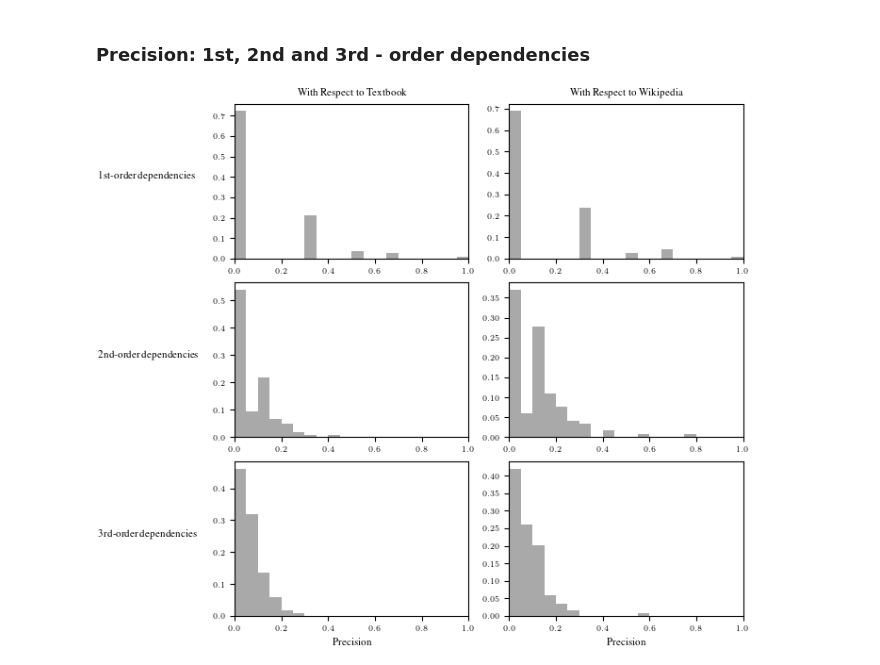
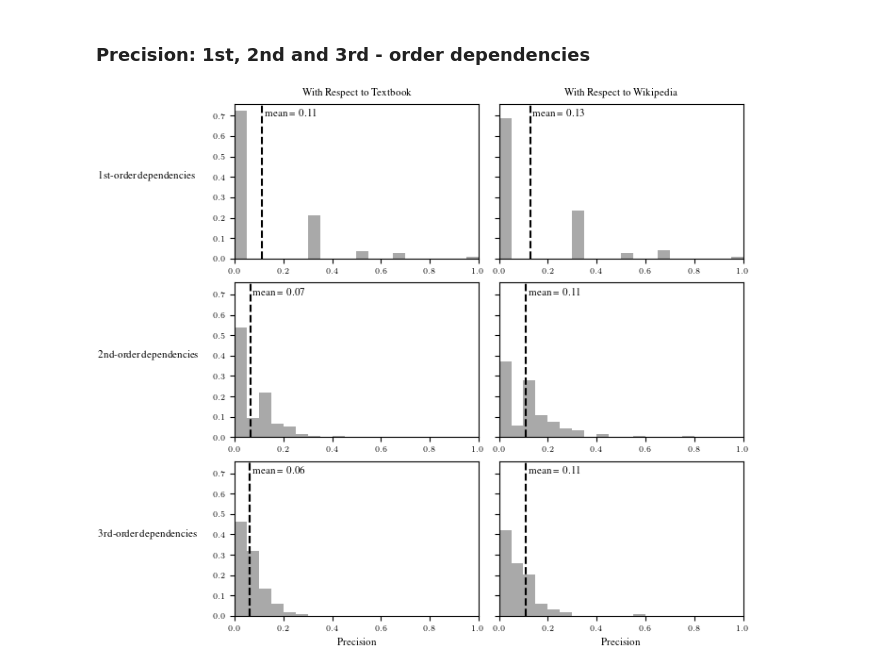
Before and after one commit to mlcolab/learning-dependencies, a Jupyter notebook: exp/22_Metrics.ipynb, the cells around one changed output. Saved outputs shown, nothing was run; the diff lists cells and outputs as text; code cells hidden in the pictures.

```diff
--- a/exp/22_Metrics.ipynb
+++ b/exp/22_Metrics.ipynb
@@ -279,48 +279,67 @@ deps = deps.fillna(0)
 # %%
 deps_filt = deps.loc[filter]
 
-figs, ax = plt.subplots(3, 2, figsize=(7,6))
+figs, ax = plt.subplots(3, 2, figsize=(7,6),sharey=True)
 
 # 1st order
 ax[0,0].set_title("With Respect to Textbook")
 ax[0,0].hist(deps_filt['precision_tb_llm_llm_1'],bins=20, range = (0,1),color="darkgrey",
              weights=np.ones(len(deps_filt['precision_tb_llm_llm_1'])) / len(deps_filt['precision_tb_llm_llm_1']))
+mean=deps_filt['precision_tb_llm_llm_1'].mean()
+ax[0,0].axvline(x=mean, color='black', linestyle='--')
+ax[0,0].text(mean+0.01,0.7,'mean = '+str(round(mean,2)),rotation=0)
 ax[0,0].set_xlim(0, 1)
 ax[0,0].set_ylabel('1st-order dependencies', rotation=0, labelpad=50)
 
 ax[0,1].set_title("With Respect to Wikipedia")
 ax[0,1].hist(deps_filt['precision_llm_wiki_llm_1'],bins=20, range = (0,1), color="darkgrey",
              weights=np.ones(len(deps_filt['precision_llm_wiki_llm_1'])) / len(deps_filt['precision_llm_wiki_llm_1']))
+mean=deps_filt['precision_llm_wiki_llm_1'].mean()
+ax[0,1].axvline(x=mean, color='black', linestyle='--')
+ax[0,1].text(mean+0.01,0.7,'mean = '+str(round(mean,2)),rotation=0)
 ax[0,1].set_xlim(0, 1)
 
 # 2nd order
 
 ax[1,0].hist(deps_filt['precision_tb_llm_llm_2'],bins=20, range = (0,1),color="darkgrey",
              weights=np.ones(len(deps_filt['precision_tb_llm_llm_2'])) / len(deps_filt['precision_tb_llm_llm_2']))
 ax[1,0].set_xlim(0, 1)
+mean=deps_filt['precision_tb_llm_llm_2'].mean()
+ax[1,0].axvline(x=mean, color='black', linestyle='--')
+ax[1,0].text(mean+0.01,0.7,'mean = '+str(round(mean,2)),rotation=0)
 ax[1,0].set_ylabel('2nd-order dependencies', rotation=0, labelpad=50)
 
 ax[1,1].hist(deps_filt['precision_llm_wiki_llm_2'],bins=20, range = (0,1), color="darkgrey",
              weights=np.ones(len(deps_filt['precision_llm_wiki_llm_2'])) / len(deps_filt['precision_llm_wiki_llm_2']))
+mean=deps_filt['precision_llm_wiki_llm_2'].mean()
+ax[1,1].axvline(x=mean, color='black', linestyle='--')
+ax[1,1].text(mean+0.01,0.7,'mean = '+str(round(mean,2)),rotation=0)
 ax[1,1].set_xlim(0, 1)
 
 # 3rd order
 
 ax[2,0].hist(deps_filt['precision_tb_llm_llm_3'],bins=20, range = (0,1),color="darkgrey",
              weights=np.ones(len(deps_filt['precision_tb_llm_llm_3'])) / len(deps_filt['precision_tb_llm_llm_3']))
+ax[2,0].axvline(x=deps_filt['precision_tb_llm_llm_3'].mean(), color='black', linestyle='--')
+mean=deps_filt['precision_tb_llm_llm_3'].mean()
+ax[2,0].axvline(x=mean, color='black', linestyle='--')
+ax[2,0].text(mean+0.01,0.7,'mean = '+str(round(mean,2)),rotation=0)
 ax[2,0].set_xlim(0, 1)
 ax[2,0].set_ylabel('3rd-order dependencies', rotation=0, labelpad=50)
 
 ax[2,1].hist(deps_filt['precision_llm_wiki_llm_3'],bins=20, range = (0,1), color="darkgrey",
              weights=np.ones(len(deps_filt['precision_llm_wiki_llm_3'])) / len(deps_filt['precision_llm_wiki_llm_3']))
+mean=deps_filt['precision_llm_wiki_llm_2'].mean()
+ax[2,1].axvline(x=mean, color='black', linestyle='--')
+ax[2,1].text(mean+0.01,0.7,'mean = '+str(round(mean,2)),rotation=0)
 ax[2,1].set_xlim(0, 1)
 
 
 ax[2,0].set_xlabel('Precision')
 ax[2,1].set_xlabel('Precision')
 
 plt.show()
 # %% [output]
-[figure, old version]
+[figure, new version]
 # %%
 figs.savefig("../doc/img/precision_deps_3rd_order.pdf", format="pdf")
```
Also changed, not shown: 8 other files.
